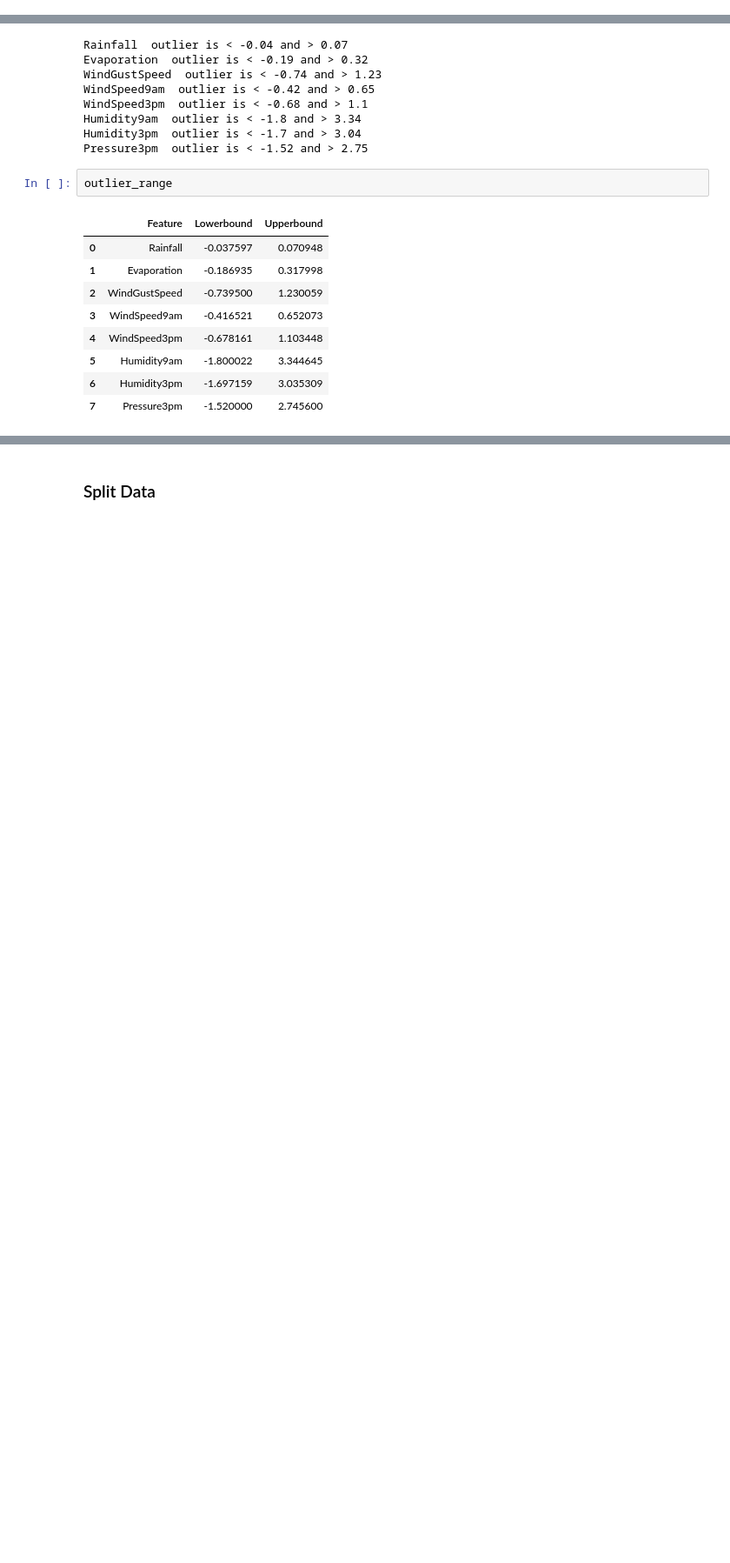
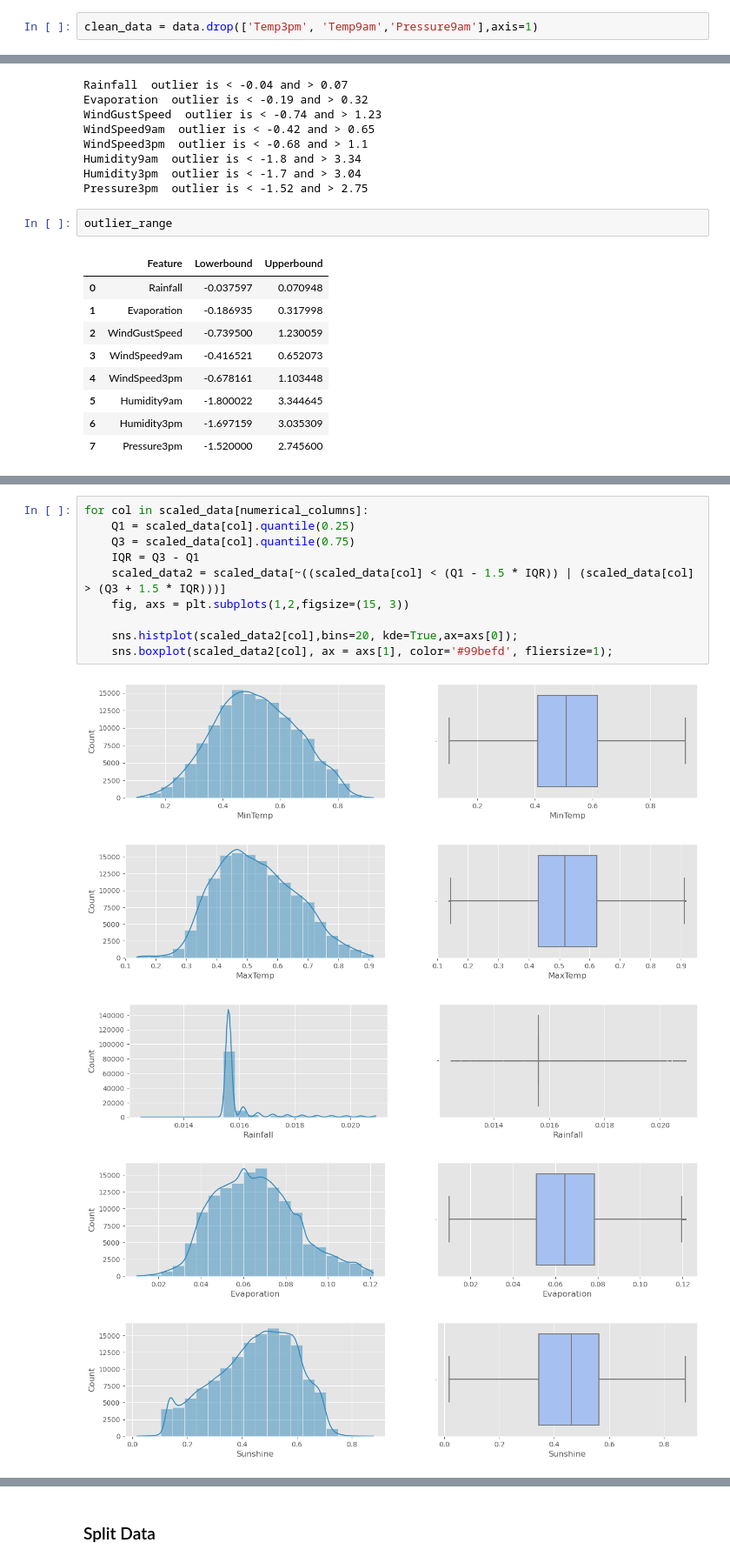
Before and after one commit to JonathanAdi7/Final-Project_Kelompok4, a Jupyter notebook: PYTN_KampusMerdeka_fp2_Kelompok 4 baru saja.ipynb, the cells around one changed output, grey strips where cells are left out. Shown at 87% size. Drawn from its saved outputs; the diff is of its cells as text; blank space fills up the shorter version.

```diff
--- a/PYTN_KampusMerdeka_fp2_Kelompok 4 baru saja.ipynb
+++ b/PYTN_KampusMerdeka_fp2_Kelompok 4 baru saja.ipynb
@@ -427,0 +424,2 @@ clean_data = data2.copy()
+# %%
+clean_data = data.drop(['Temp3pm', 'Temp9am','Pressure9am'],axis=1)
@@ -764,0 +697,16 @@ outlier_range
+# %%
+for col in scaled_data[numerical_columns]:
+    Q1 = scaled_data[col].quantile(0.25)
+    Q3 = scaled_data[col].quantile(0.75)
+    IQR = Q3 - Q1
+    scaled_data2 = scaled_data[~((scaled_data[col] < (Q1 - 1.5 * IQR)) | (scaled_data[col]  > (Q3 + 1.5 * IQR)))]
+    fig, axs = plt.subplots(1,2,figsize=(15, 3))
+
+    sns.histplot(scaled_data2[col],bins=20, kde=True,ax=axs[0]);
+    sns.boxplot(scaled_data2[col], ax = axs[1], color='#99befd', fliersize=1);
+# %% [output]
+[figure, added]
+[figure, added]
+[figure, added]
+[figure, added]
+[figure, added]
```
Also changed, not shown: parts of 97 cells of this notebook.
